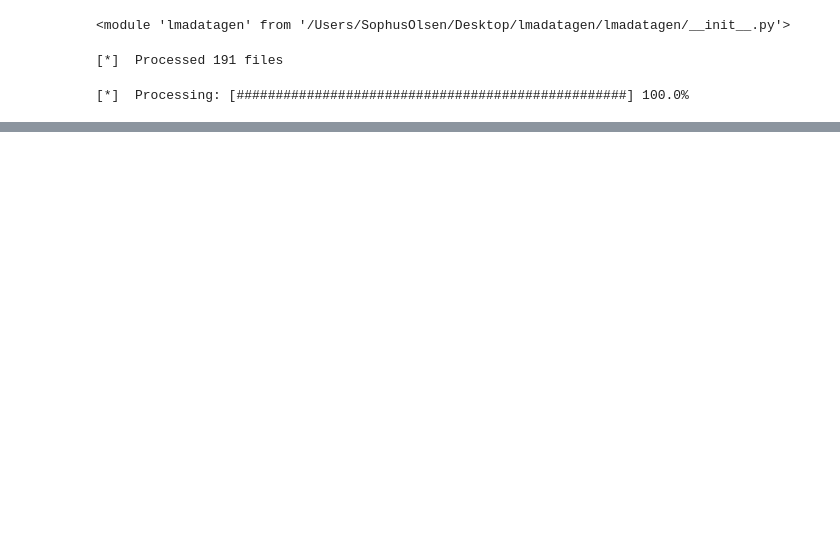
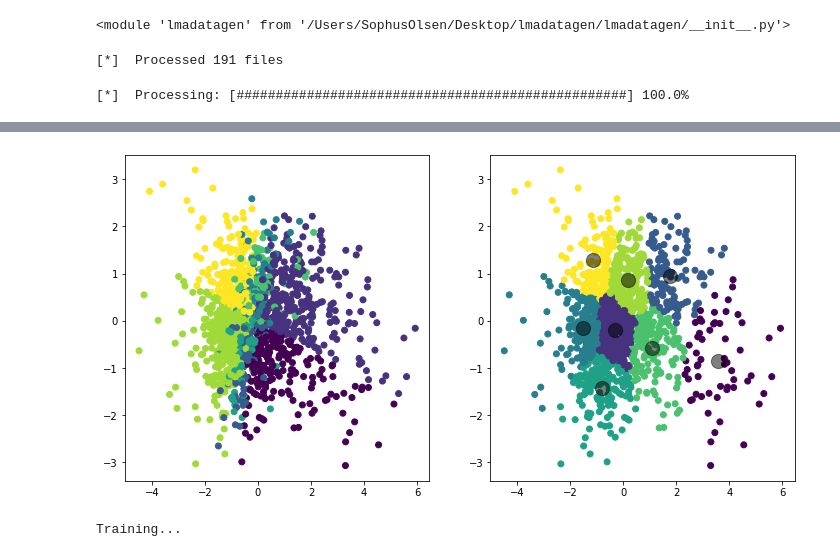
Before and after one commit to SMC7-2019/test, a Jupyter notebook: FETest.ipynb, the cells around one changed output, grey strips where cells are left out. Saved outputs shown, nothing was run; the diff lists cells and outputs as text; code cells hidden in the pictures; blank space fills up the shorter version.

```diff
--- a/FETest.ipynb
+++ b/FETest.ipynb
@@ -93,0 +119,51 @@ print(motion_features)
+# %%
+from sklearn import decomposition
+from sklearn.preprocessing import StandardScaler
+
+X = np.log10(np.array(motion_features[['weight', 'time', 'space']]))
+X = StandardScaler().fit_transform(X)
+
+t1 = np.median(X[:, 0])
+t2 = np.median(X[:, 1])
+t3 = np.median(X[:, 2])
+ts = [t1, t2, t3]
+
+targets = action_effort(X, ts)
+
+pca = decomposition.PCA(n_components=2)
+pca.fit(X)
+
+X_2 = pca.transform(X)
+# %%
+import matplotlib.pyplot as plt
+from sklearn.cluster import KMeans
+
+clusters = len(set(targets))
+
+kmeans = KMeans(n_clusters=clusters)
+kmeans.fit(X_2)
+
+labels = kmeans.labels_
+centers = kmeans.cluster_centers_
+
+fig = plt.figure(0, figsize=(12, 6))
+ax1 = fig.add_subplot(121)
+ax2 = fig.add_subplot(122)
+
+ax1.scatter(X_2[:, 0], X_2[:, 1], c=targets)
+ax2.scatter(X_2[:, 0], X_2[:, 1], c=labels)
+ax2.scatter(centers[:, 0], centers[:, 1], c='k', s=200, alpha=0.5)
+
+plt.show()
+# %% [output]
+[figure, added]
+# %%
+from minisom import MiniSom
+
+som = MiniSom(7, 7, 3, sigma=4, learning_rate=0.1)
+
+print("Training...")
+som.train_random(X, 20000, verbose=True)  # random training
+print("\n...ready!")
+# %% [output]
+Training...
```
Also changed, not shown: parts of 5 cells of this notebook, 10 other files.
